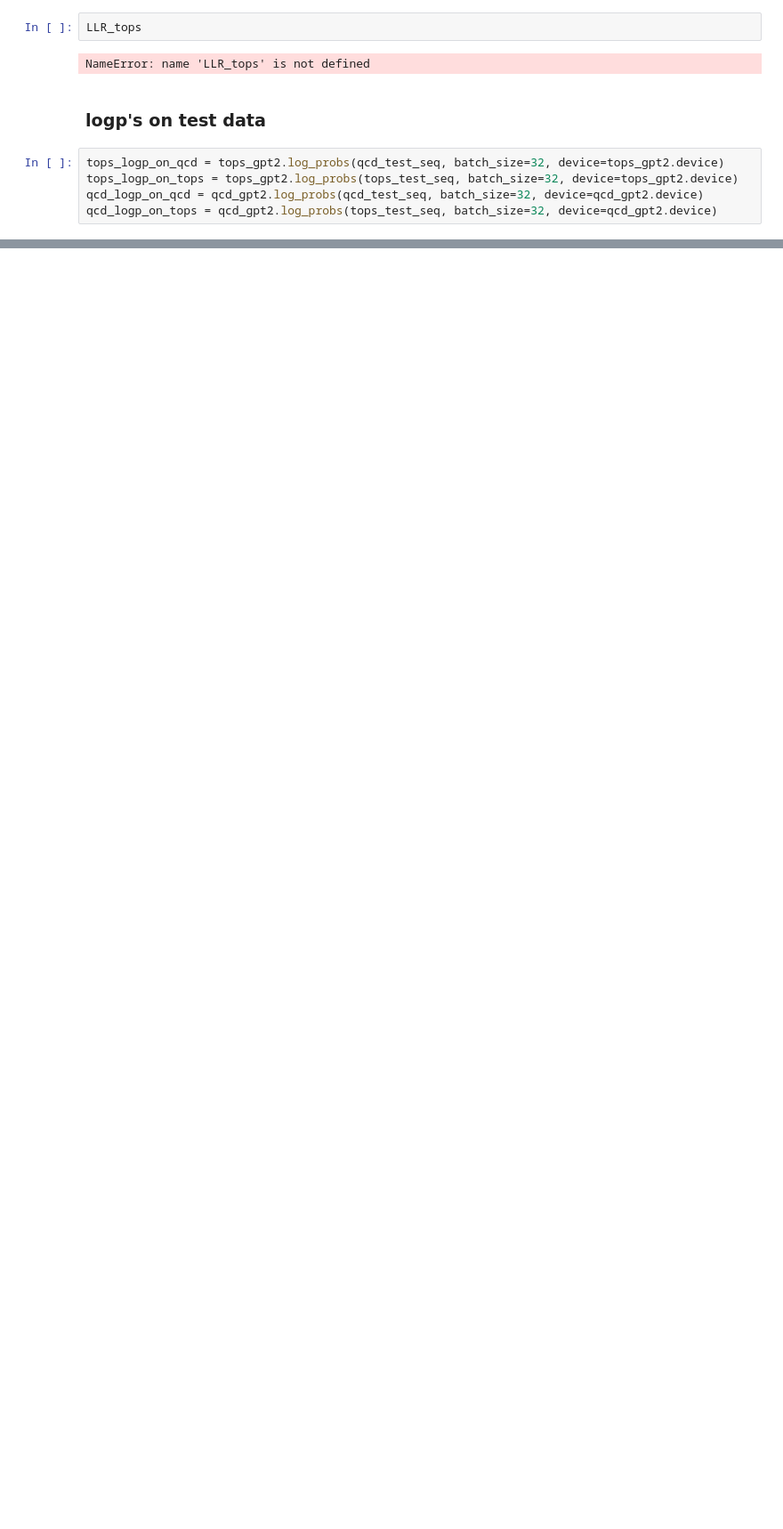
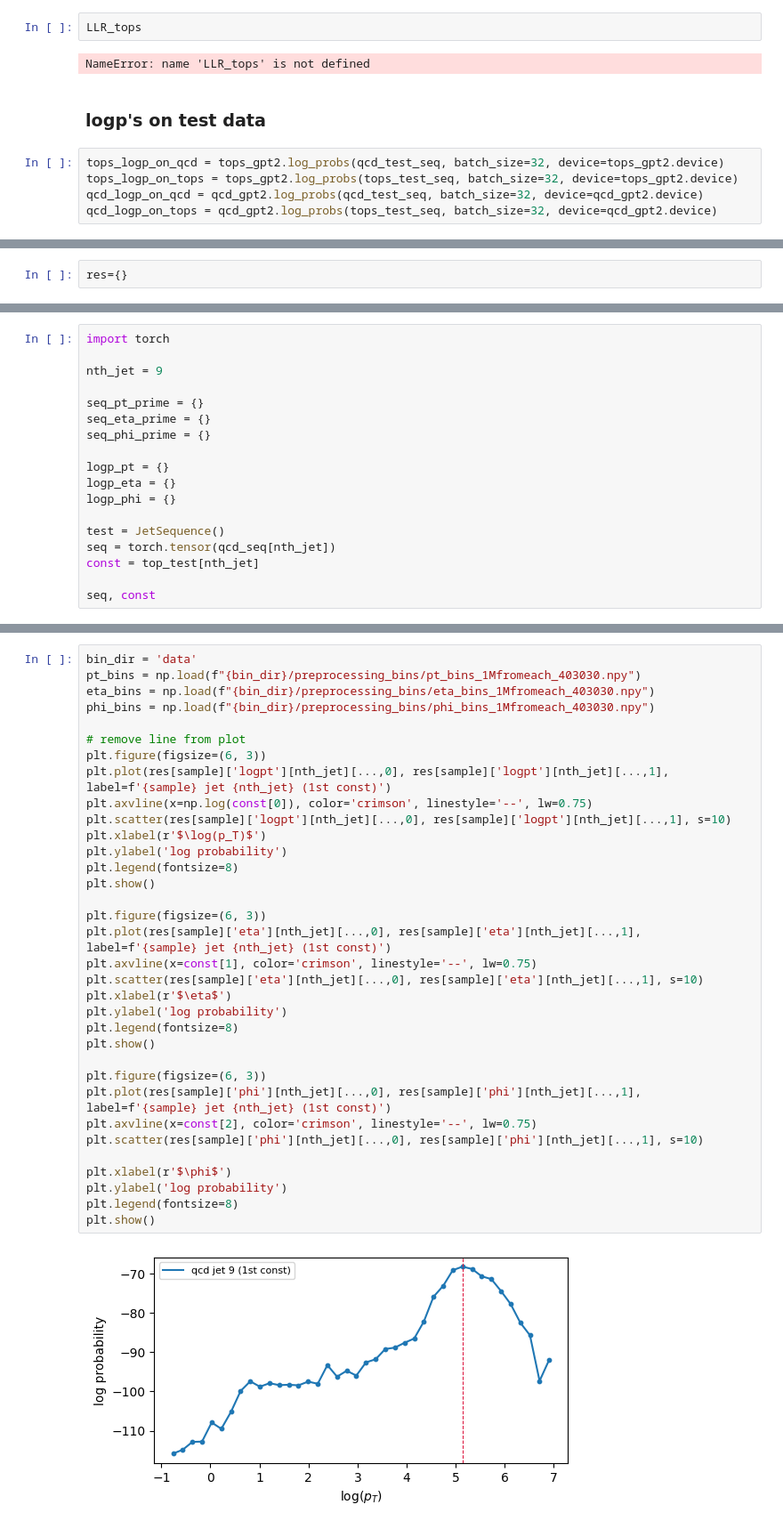
Before and after one commit to dfaroughy/SyntheticJets, a Jupyter notebook: jetclass_data.ipynb, the cells around one changed output, grey strips where cells are left out. Shown at 89% size. Saved outputs shown, nothing was run; the diff lists cells and outputs as text; blank space fills up the shorter version.

```diff
--- a/jetclass_data.ipynb
+++ b/jetclass_data.ipynb
@@ -753,0 +1015,2 @@ plt.legend(fontsize=6, loc="lower left")
+# %%
+res={}
@@ -753,0 +1063,18 @@ plt.legend(fontsize=6, loc="lower left")
+# %%
+import torch
+
+nth_jet = 9
+
+seq_pt_prime = {}
+seq_eta_prime = {}
+seq_phi_prime = {}
+
+logp_pt = {}
+logp_eta = {}
+logp_phi = {}
+
+test = JetSequence()
+seq = torch.tensor(qcd_seq[nth_jet])
+const = top_test[nth_jet]
+
+seq, const
@@ -753,0 +1156,36 @@ plt.legend(fontsize=6, loc="lower left")
+# %%
+bin_dir = 'data'
+pt_bins = np.load(f"{bin_dir}/preprocessing_bins/pt_bins_1Mfromeach_403030.npy")
+eta_bins = np.load(f"{bin_dir}/preprocessing_bins/eta_bins_1Mfromeach_403030.npy")
+phi_bins = np.load(f"{bin_dir}/preprocessing_bins/phi_bins_1Mfromeach_403030.npy")
+
+# remove line from plot
+plt.figure(figsize=(6, 3))
+plt.plot(res[sample]['logpt'][nth_jet][...,0], res[sample]['logpt'][nth_jet][...,1], label=f'{sample} jet {nth_jet} (1st const)')
+plt.axvline(x=np.log(const[0]), color='crimson', linestyle='--', lw=0.75)
+plt.scatter(res[sample]['logpt'][nth_jet][...,0], res[sample]['logpt'][nth_jet][...,1], s=10)
+plt.xlabel(r'$\log(p_T)$')
+plt.ylabel('log probability')
+plt.legend(fontsize=8)
+plt.show()
+
+plt.figure(figsize=(6, 3))
+plt.plot(res[sample]['eta'][nth_jet][...,0], res[sample]['eta'][nth_jet][...,1], label=f'{sample} jet {nth_jet} (1st const)')
+plt.axvline(x=const[1], color='crimson', linestyle='--', lw=0.75)
+plt.scatter(res[sample]['eta'][nth_jet][...,0], res[sample]['eta'][nth_jet][...,1], s=10)
+plt.xlabel(r'$\eta$')
+plt.ylabel('log probability')
+plt.legend(fontsize=8)
+plt.show()
+
+plt.figure(figsize=(6, 3))
+plt.plot(res[sample]['phi'][nth_jet][...,0], res[sample]['phi'][nth_jet][...,1], label=f'{sample} jet {nth_jet} (1st const)')
+plt.axvline(x=const[2], color='crimson', linestyle='--', lw=0.75)
+plt.scatter(res[sample]['phi'][nth_jet][...,0], res[sample]['phi'][nth_jet][...,1], s=10)
+
+plt.xlabel(r'$\phi$')
+plt.ylabel('log probability')
+plt.legend(fontsize=8)
+plt.show()
+# %% [output]
+[figure, added]
```
Also changed, not shown: parts of 45 cells of this notebook, 1 other file.
